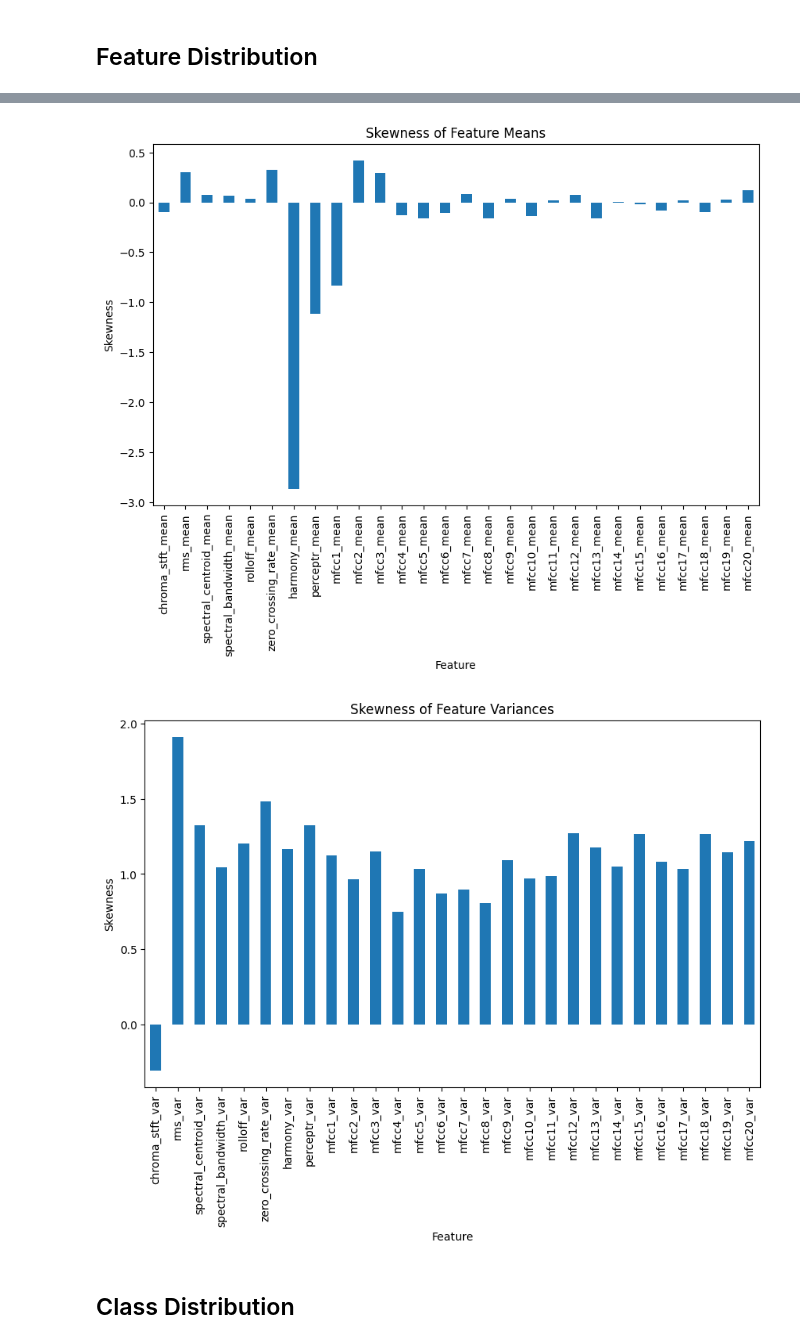
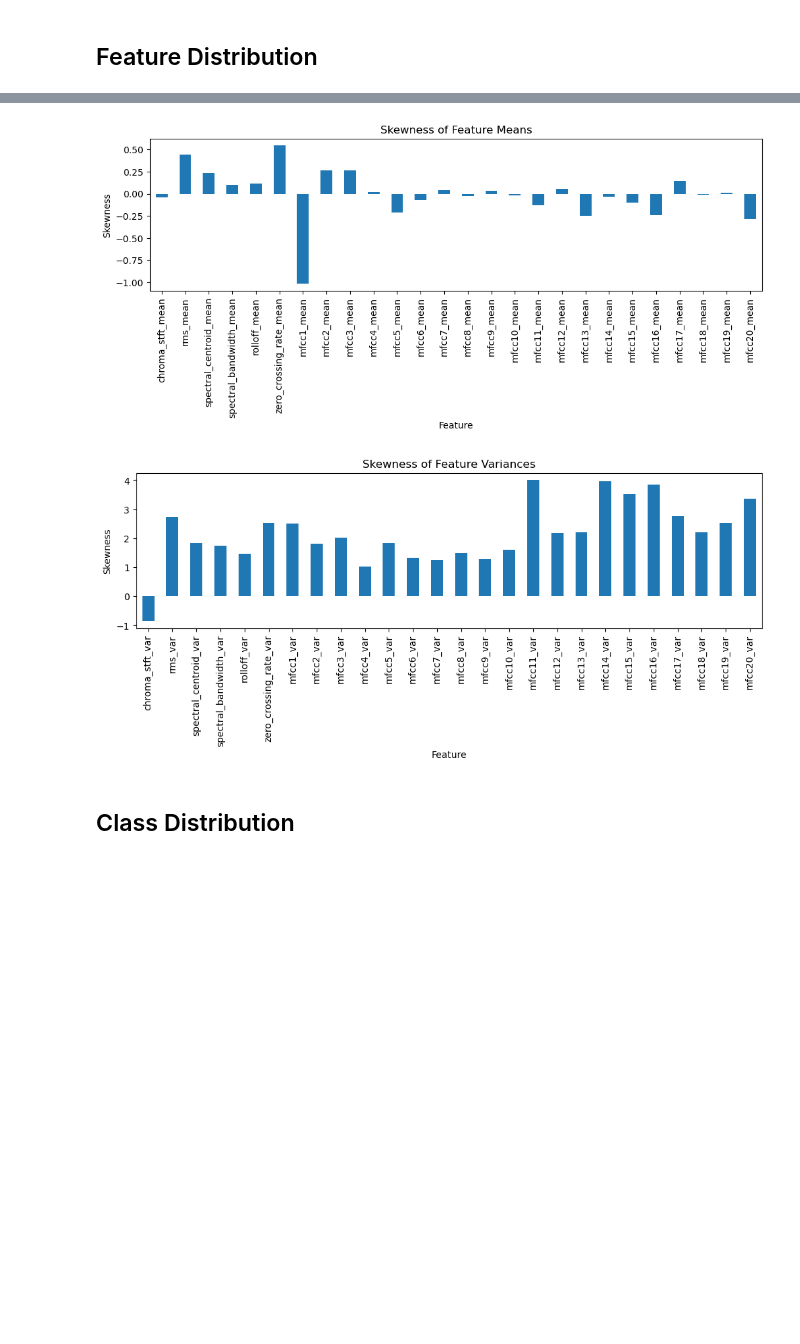
Before and after one commit to COGS118A/Group007-SP23, a Jupyter notebook: Checkpoint_Group007-SP23.ipynb, the cells around one changed output, grey strips where cells are left out. Cells and saved outputs as stored; diff of their text form; code cells hidden in the pictures; blank space fills up the shorter version.

```diff
--- a/Checkpoint_Group007-SP23.ipynb
+++ b/Checkpoint_Group007-SP23.ipynb
@@ -137,10 +143,9 @@ There is no missing value found in the raw dataset.
 # %%
-numeric_cols = df_raw.select_dtypes(include=[np.number]).columns
+# numeric_cols = df_raw.select_dtypes(include=[np.number]).columns
 
-z_scores = np.abs(stats.zscore(df_raw[numeric_cols]))
+# z_scores = np.abs(stats.zscore(df_raw[numeric_cols]))
+# threshold = 3
 
-threshold = 3
-
-# Remove rows with outliers
-df = df_raw[(z_scores < threshold).all(axis=1)]
-df
+# # Remove rows with outliers
+# df = df_raw[(z_scores < threshold).all(axis=1)]
+df = df_raw
@@ -171,0 +165,4 @@ plt.show()
+# %%
+drop_four = ["harmony_mean", "harmony_var", "perceptr_mean", "perceptr_var"]
+df = df.drop(labels=drop_four, axis=1)
+df
@@ -211,23 +222,23 @@ plt.show()
 # %%
 # Check skewness
 skewness_means = df[[col for col in df.columns if 'mean' in col]].skew()
 skewness_vars = df[[col for col in df.columns if 'var' in col]].skew()
 
 # Bar plot for skewness
-skewness_means.plot(kind='bar', figsize=(10,6))
+skewness_means.plot(kind='bar', figsize=(12,3))
 plt.title('Skewness of Feature Means')
 plt.xlabel('Feature')
 plt.ylabel('Skewness')
 plt.show()
 
-skewness_vars.plot(kind='bar', figsize=(10,6))
+skewness_vars.plot(kind='bar', figsize=(12,3))
 plt.title('Skewness of Feature Variances')
 plt.xlabel('Feature')
 plt.ylabel('Skewness')
 plt.show()
 # %% [output]
-[figure, old version]
+[figure, new version]
-[figure, old version]
+[figure, new version]
 # %% [markdown]
 ## Class Distribution
 # %%
```
Also changed, not shown: parts of 22 cells of this notebook.
